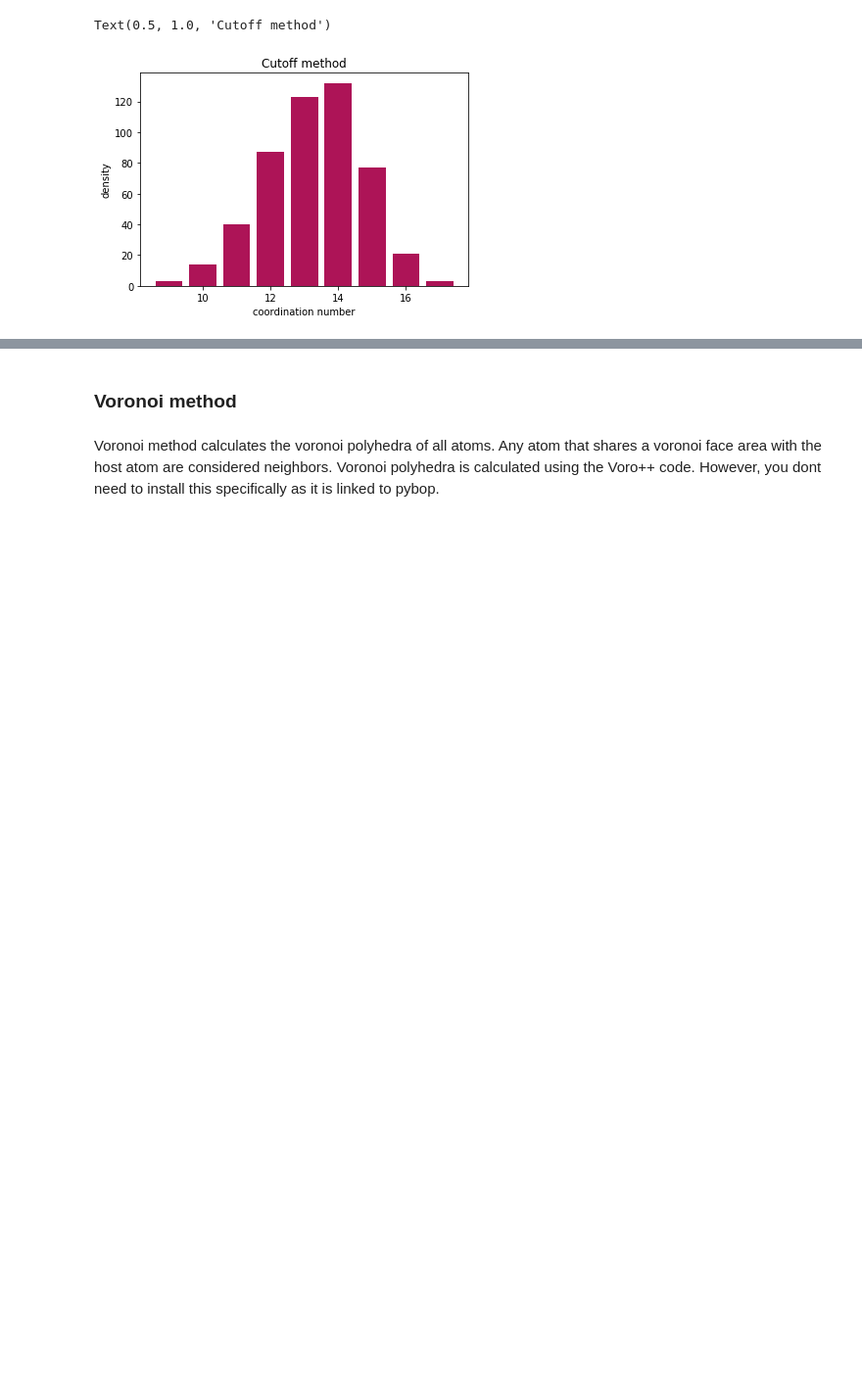
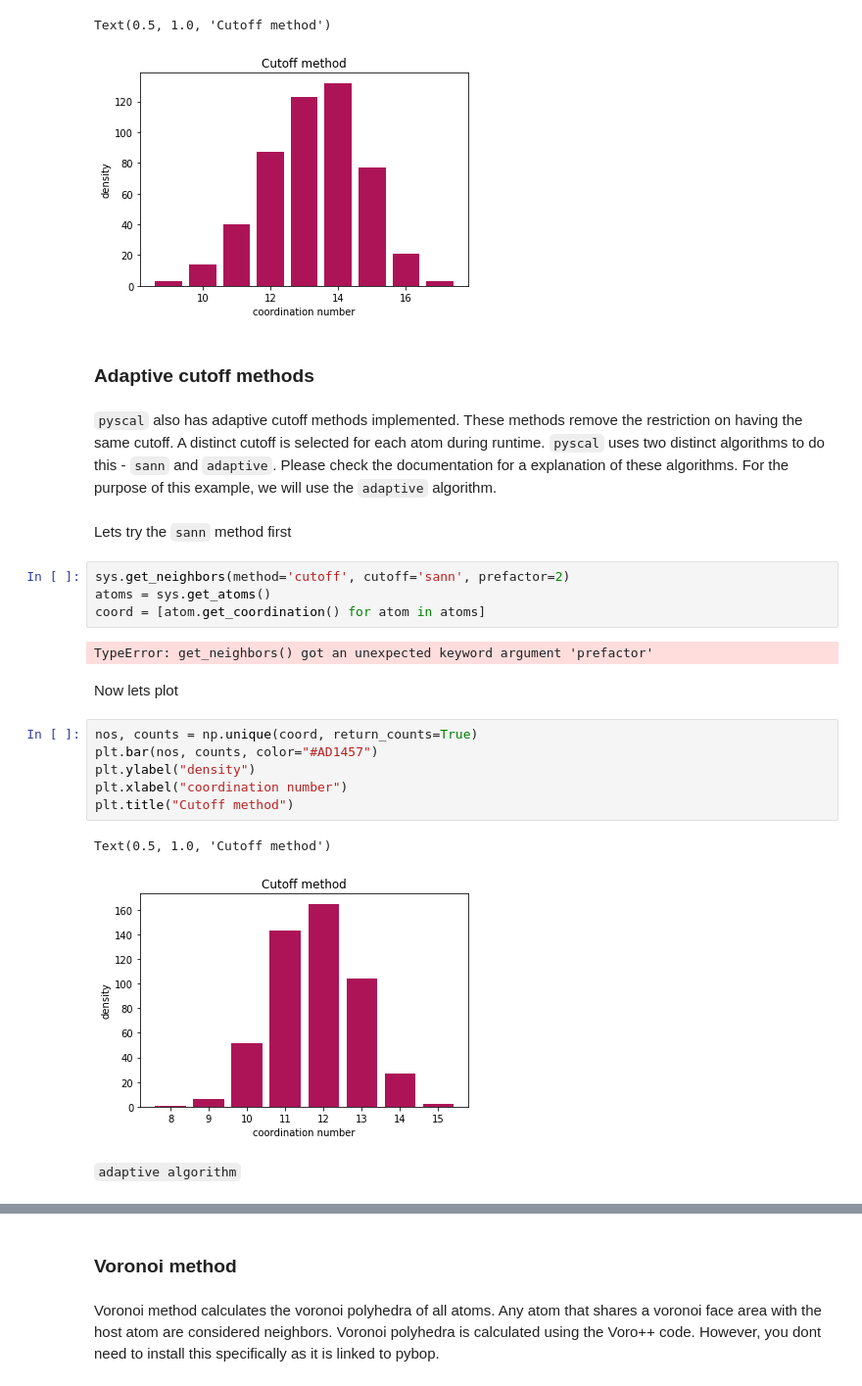
Before and after one commit to pyscal/pyscal, a Jupyter notebook: examples/example_2.ipynb, the cells around one changed output, grey strips where cells are left out. Shown at 98% size. Cells and saved outputs as stored; diff of their text form; blank space fills up the shorter version.

Commit message:
modify examples

```diff
--- a/examples/example_2.ipynb
+++ b/examples/example_2.ipynb
@@ -62,3 +62,28 @@ plt.title("Cutoff method")
 # %% [output]
 Text(0.5, 1.0, 'Cutoff method')
 [figure]
+# %% [markdown]
+### Adaptive cutoff methods
+# %% [markdown]
+``pyscal`` also has adaptive cutoff methods implemented. These methods remove the restriction on having the same cutoff. A distinct cutoff is selected for each atom during runtime. ``pyscal`` uses two distinct algorithms to do this - ``sann`` and ``adaptive``. Please check the documentation for a explanation of these algorithms.  For the purpose of this example, we will use the `adaptive` algorithm.
+# %% [markdown]
+Lets try the ``sann`` method first
+# %%
+sys.get_neighbors(method='cutoff', cutoff='sann', prefactor=2)
+atoms = sys.get_atoms()
+coord = [atom.get_coordination() for atom in atoms]
+# %% [output]
+TypeError: get_neighbors() got an unexpected keyword argument 'prefactor'
+# %% [markdown]
+Now lets plot
+# %%
+nos, counts = np.unique(coord, return_counts=True)
+plt.bar(nos, counts, color="#AD1457")
+plt.ylabel("density")
+plt.xlabel("coordination number")
+plt.title("Cutoff method")
+# %% [output]
+Text(0.5, 1.0, 'Cutoff method')
+[figure, added]
+# %% [markdown]
+``adaptive algorithm``
```
Also changed, not shown: parts of 7 cells of this notebook, 5 other files.
